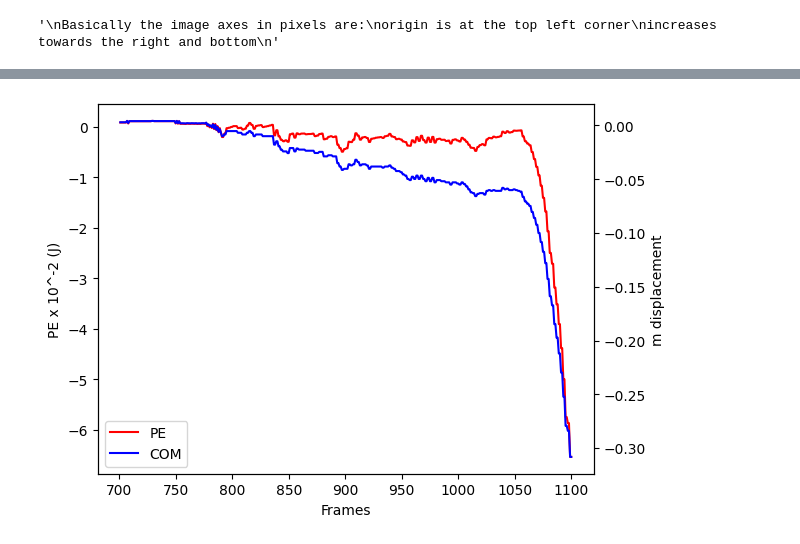
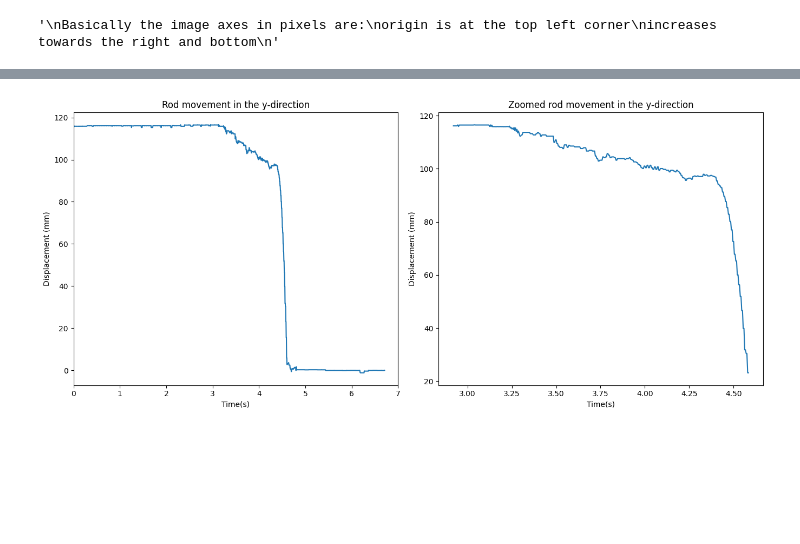
Before and after one commit to pran872/PDW, a Jupyter notebook: analyse_data.ipynb, the cells around one changed output, grey strips where cells are left out. Drawn from its saved outputs; the diff is of its cells as text; code cells hidden in the pictures; blank space fills up the shorter version.

```diff
--- a/analyse_data.ipynb
+++ b/analyse_data.ipynb
@@ -99,23 +106,0 @@ Length of mat in pixels: 130.56 pixels
-# %%
-# Conversion from pixel to real cm
-# Based on the mat being 40mm
-# Reference point is the rod in frame 1/1610; this will be 0, 0 (i.e., initial y point is 0)
-
-len_of_mat_mm = 40
-
-one_pix_in_mm = len_of_mat_mm/len_of_mat
-print("One pixel in mm:", round(one_pix_in_mm, 2), "mm")
-
-df_mm = df.copy(deep=True)
-df_mm['pt1_cam1_X'] = df_mm['pt1_cam1_X'].iloc[0] -  df_mm['pt1_cam1_X']
-df_mm['pt1_cam1_Y'] = df_mm['pt1_cam1_Y'].iloc[0] - df_mm['pt1_cam1_Y']
-
-frames = range(1, len(df)+1)
-
-plt.plot(frames, df_mm['pt1_cam1_Y'])
-# plt.plot(frames, df_mm['pt1_cam1_X'])
-
-plt.xlabel('Frames')
-plt.ylabel('mm')
-plt.legend(['rody', 'rodx'])
-plt.show()
@@ -217,33 +107,16 @@ def marta_matlab_code():
-# %%
-rod_y = df_mm['pt1_cam1_Y']*(10**-3)
-rod_x = df_mm['pt1_cam1_X']*(10**-3)
-ramp_angle = 4
-time_frames = range(1, len(df_mm)+1)
-g = 9.80665
-
-mass = 0.029
-potential_E = mass * g * (rod_y + math.tan(4*math.pi/180) * rod_x) * 10**2
-
-fig, ax1 = plt.subplots()
-line1, = ax1.plot(time_frames[700: 1100], potential_E[700: 1100], 'r', label='PE')
-ax1.set_xlabel('Frames')
-ax1.set_ylabel('PE x 10^-2 (J)')
-ax1.legend(["PE"])
-
-ax2 = ax1.twinx()
-line2, = ax2.plot(time_frames[700: 1100], rod_y[700:1100], 'b', label='COM')
-ax2.set_ylabel('m displacement')
-
-labels = [line.get_label() for line in [line1, line2]]
-ax1.legend([line1, line2], labels)
-# ax2.legend(["comy"])
-
-# plt.figure()
-# plt.plot(time_frames[700: 1100], rod_y[700:1100])
-# plt.legend(["com y"])
-# plt.xlabel('Frames')
-# plt.ylabel('Rod y(m)')
-
-plt.show()
-# %% [output]
-[figure, removed]
+# %%
+fig, axs = plt.subplots(1, 2, figsize=(16, 6))
+axs[0].plot(time, df_mm['bl_ref_y'])
+axs[1].plot(time[700:1100], df_mm['bl_ref_y'][700:1100])
+
+axs[0].set_xlim([0, 7])
+axs[0].set_title('Rod movement in the y-direction')
+axs[1].set_title('Zoomed rod movement in the y-direction')
+for ax in axs:
+    ax.set_xlabel('Time(s)')
+    ax.set_ylabel('Displacement (mm)')
+
+plt.tight_layout(rect=[0, 0, 0.85, 1])
+plt.show()
+# %% [output]
+[figure, added]
```
Also changed, not shown: parts of 8 cells of this notebook, 4 other files.
